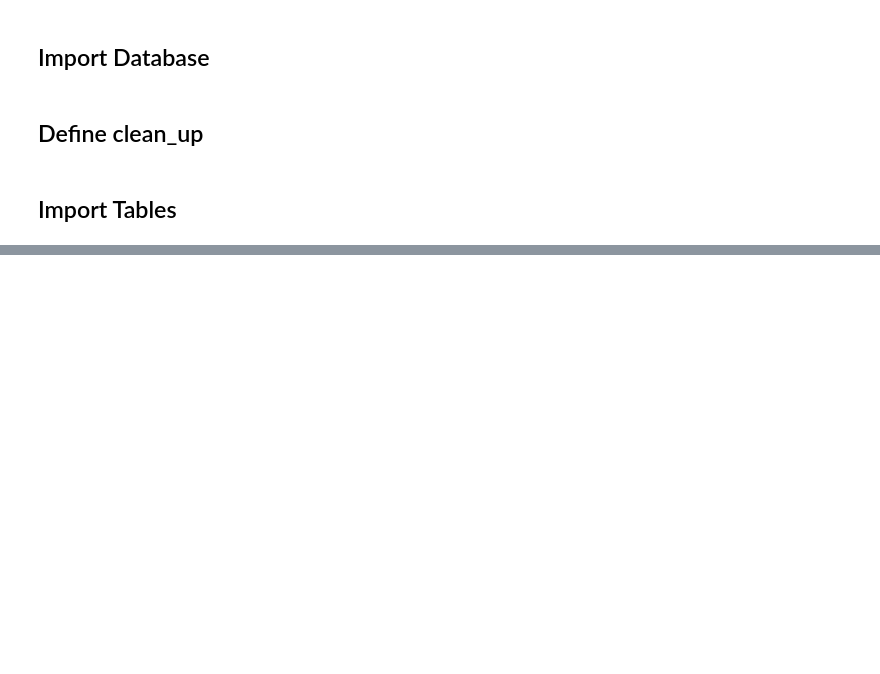
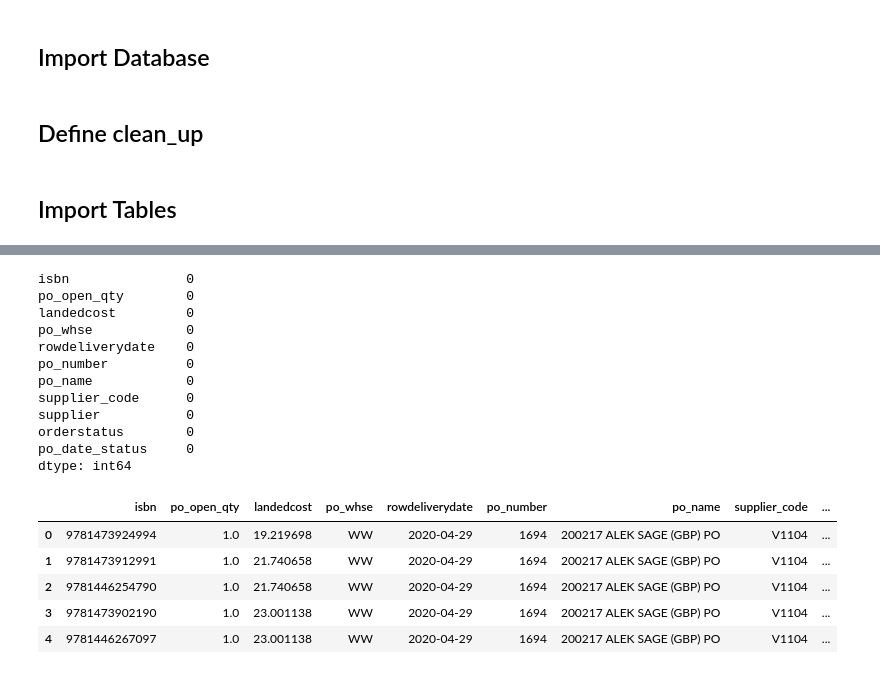
Before and after one commit to JoseRMatos/best_supplier, a Jupyter notebook: open_demand_V1.ipynb, the cells around one changed output, grey strips where cells are left out. Saved outputs shown, nothing was run; the diff lists cells and outputs as text; code cells hidden in the pictures; blank space fills up the shorter version.

Commit message:
clean_names_from_sql

```diff
--- a/open_demand_V1.ipynb
+++ b/open_demand_V1.ipynb
@@ -173,12 +222,30 @@ inventory_ww.head()
 # %%
 po = pd.read_sql(PO_sql, prod_db)
 po.columns = map(str.lower, po.columns)
-po.rename(columns={'bpname': 'supplier', 'bpcode': 'supplier_code', 'openquantity': 'po_open_qty', 'whse': 'po_whse', 'documentnumber' : 'po_number', 'documentname': ' po_name', 'deliverystatus': 'po_date_status'}, inplace = True)
-for col in ['isbn', 'po_whse', ' po_name', 'supplier_code', 'supplier', 'orderstatus', 'po_date_status']:
+for col in ['isbn', 'po_whse', 'po_name', 'supplier_code', 'supplier', 'orderstatus', 'po_date_status']:
     po[col] = po.apply(lambda x: clean_up(x[col]), axis =1)
 print(po.isna().sum())
 po.sort_values(['rowdeliverydate', 'po_whse', 'landedcost'], ascending=[True,False,True], inplace=True, ignore_index=True)
 po.head()
+# %% [output]
+isbn               0
+po_open_qty        0
+landedcost         0
+po_whse            0
+rowdeliverydate    0
+po_number          0
+po_name            0
+supplier_code      0
+supplier           0
+orderstatus        0
+po_date_status     0
+dtype: int64
+|  | isbn | po_open_qty | landedcost | po_whse | rowdeliverydate | po_number | po_name | supplier_code | ... |
+| 0 | 9781473924994 | 1.0 | 19.219698 | WW | 2020-04-29 | 1694 | 200217 ALEK SAGE (GBP) PO | V1104 | ... |
+| 1 | 9781473912991 | 1.0 | 21.740658 | WW | 2020-04-29 | 1694 | 200217 ALEK SAGE (GBP) PO | V1104 | ... |
+| 2 | 9781446254790 | 1.0 | 21.740658 | WW | 2020-04-29 | 1694 | 200217 ALEK SAGE (GBP) PO | V1104 | ... |
+| 3 | 9781473902190 | 1.0 | 23.001138 | WW | 2020-04-29 | 1694 | 200217 ALEK SAGE (GBP) PO | V1104 | ... |
+| 4 | 9781446267097 | 1.0 | 23.001138 | WW | 2020-04-29 | 1694 | 200217 ALEK SAGE (GBP) PO | V1104 | ... |
 # %%
 so = pd.read_sql(SO_sql, prod_db)
 so.columns = map(str.lower, so.columns)
```
Also changed, not shown: parts of 9 cells of this notebook.
